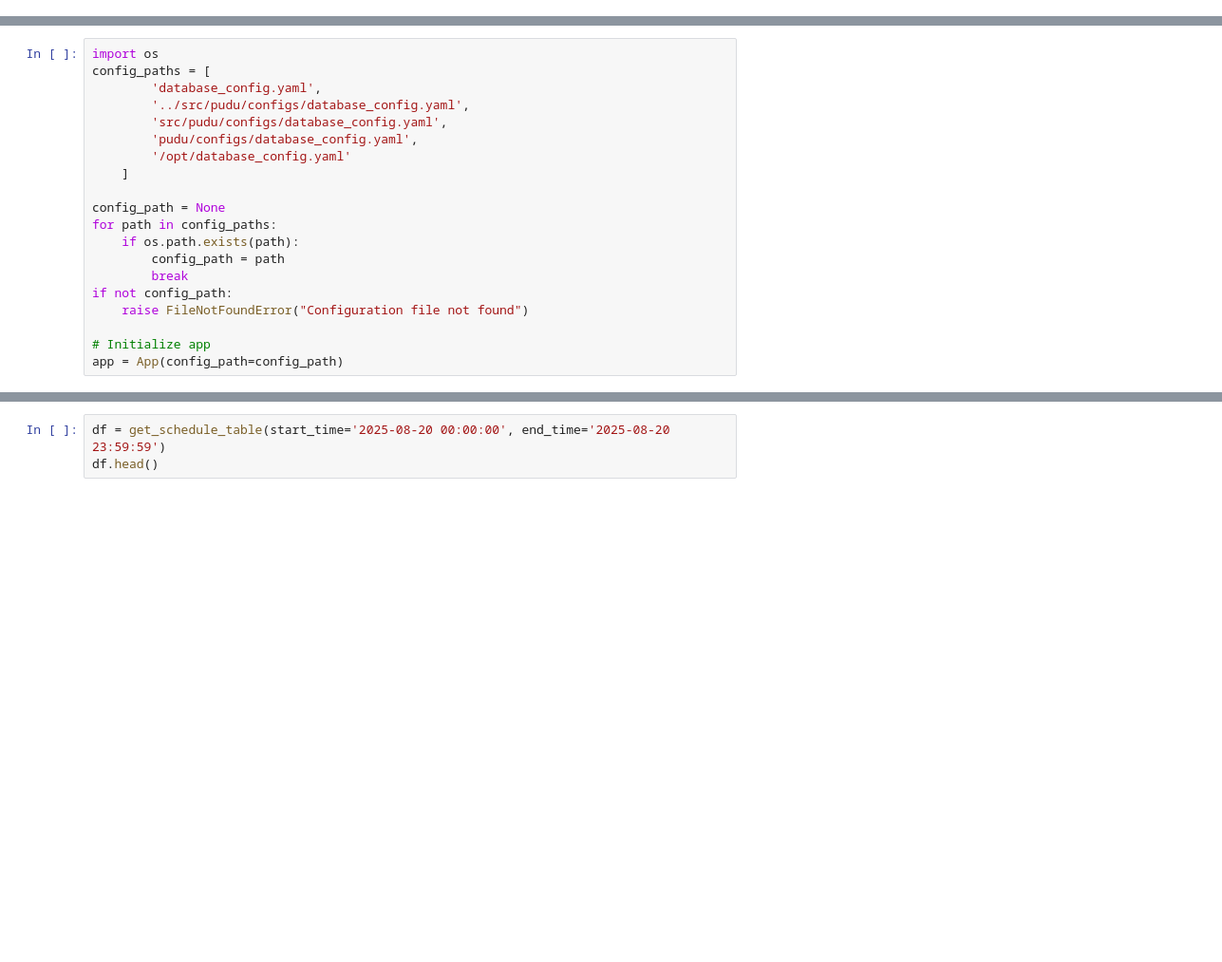
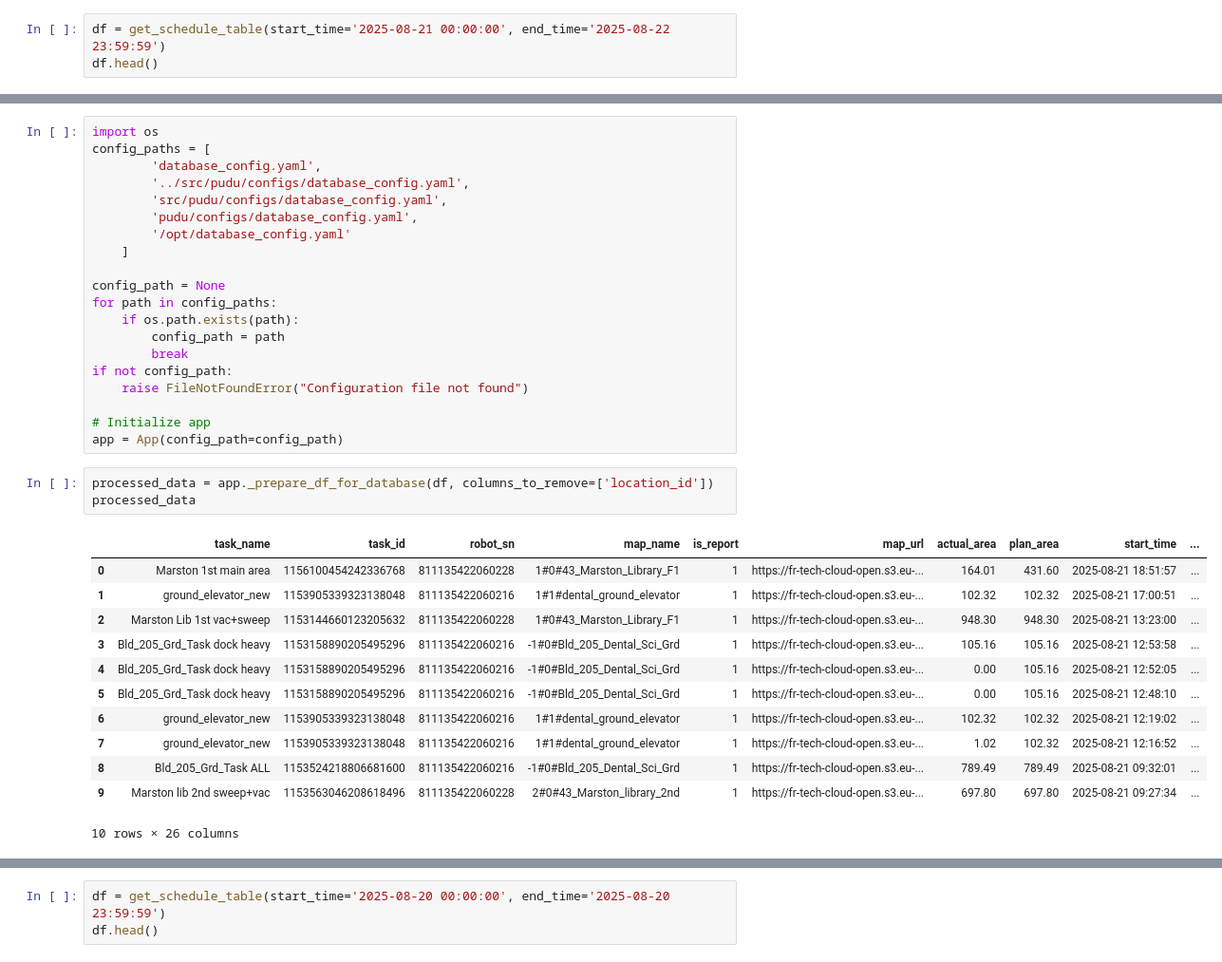
Before and after one commit to CarloCHEN/pudu_robot, a Jupyter notebook: src/ds.ipynb, the cells around one changed output, grey strips where cells are left out. Shown at 95% size. Drawn from its saved outputs; the diff is of its cells as text; blank space fills up the shorter version.

```diff
--- a/src/ds.ipynb
+++ b/src/ds.ipynb
@@ -4,3 +4,6 @@ from pudu.apis.pudu_api import *
 from pudu.app.main import App
 from pudu.rds import RDSTable
 from pudu.notifications.change_detector import *
+# %%
+df = get_schedule_table(start_time='2025-08-21 00:00:00', end_time='2025-08-22 23:59:59')
+df.head()
@@ -44,3 +67,19 @@ if not config_path:
 
 # Initialize app
 app = App(config_path=config_path)
+# %%
+processed_data = app._prepare_df_for_database(df, columns_to_remove=['location_id'])
+processed_data
+# %% [output]
+|  | task_name | task_id | robot_sn | map_name | is_report | map_url | actual_area | plan_area | start_time | ... |
+| 0 | Marston 1st main area | 1156100454242336768 | 811135422060228 | 1#0#43_Marston_Library_F1 | 1 | https://fr-tech-cloud-open.s3.eu-... | 164.01 | 431.60 | 2025-08-21 18:51:57 | ... |
+| 1 | ground_elevator_new | 1153905339323138048 | 811135422060216 | 1#1#dental_ground_elevator | 1 | https://fr-tech-cloud-open.s3.eu-... | 102.32 | 102.32 | 2025-08-21 17:00:51 | ... |
+| 2 | Marston Lib 1st vac+sweep | 1153144660123205632 | 811135422060228 | 1#0#43_Marston_Library_F1 | 1 | https://fr-tech-cloud-open.s3.eu-... | 948.30 | 948.30 | 2025-08-21 13:23:00 | ... |
+| 3 | Bld_205_Grd_Task dock heavy | 1153158890205495296 | 811135422060216 | -1#0#Bld_205_Dental_Sci_Grd | 1 | https://fr-tech-cloud-open.s3.eu-... | 105.16 | 105.16 | 2025-08-21 12:53:58 | ... |
+| 4 | Bld_205_Grd_Task dock heavy | 1153158890205495296 | 811135422060216 | -1#0#Bld_205_Dental_Sci_Grd | 1 | https://fr-tech-cloud-open.s3.eu-... | 0.00 | 105.16 | 2025-08-21 12:52:05 | ... |
+| 5 | Bld_205_Grd_Task dock heavy | 1153158890205495296 | 811135422060216 | -1#0#Bld_205_Dental_Sci_Grd | 1 | https://fr-tech-cloud-open.s3.eu-... | 0.00 | 105.16 | 2025-08-21 12:48:10 | ... |
+| 6 | ground_elevator_new | 1153905339323138048 | 811135422060216 | 1#1#dental_ground_elevator | 1 | https://fr-tech-cloud-open.s3.eu-... | 102.32 | 102.32 | 2025-08-21 12:19:02 | ... |
+| 7 | ground_elevator_new | 1153905339323138048 | 811135422060216 | 1#1#dental_ground_elevator | 1 | https://fr-tech-cloud-open.s3.eu-... | 1.02 | 102.32 | 2025-08-21 12:16:52 | ... |
+| 8 | Bld_205_Grd_Task ALL | 1153524218806681600 | 811135422060216 | -1#0#Bld_205_Dental_Sci_Grd | 1 | https://fr-tech-cloud-open.s3.eu-... | 789.49 | 789.49 | 2025-08-21 09:32:01 | ... |
+| 9 | Marston lib 2nd sweep+vac | 1153563046208618496 | 811135422060228 | 2#0#43_Marston_library_2nd | 1 | https://fr-tech-cloud-open.s3.eu-... | 697.80 | 697.80 | 2025-08-21 09:27:34 | ... |
+10 rows × 26 columns
```
Also changed, not shown: parts of 5 cells of this notebook, 7 other files.
